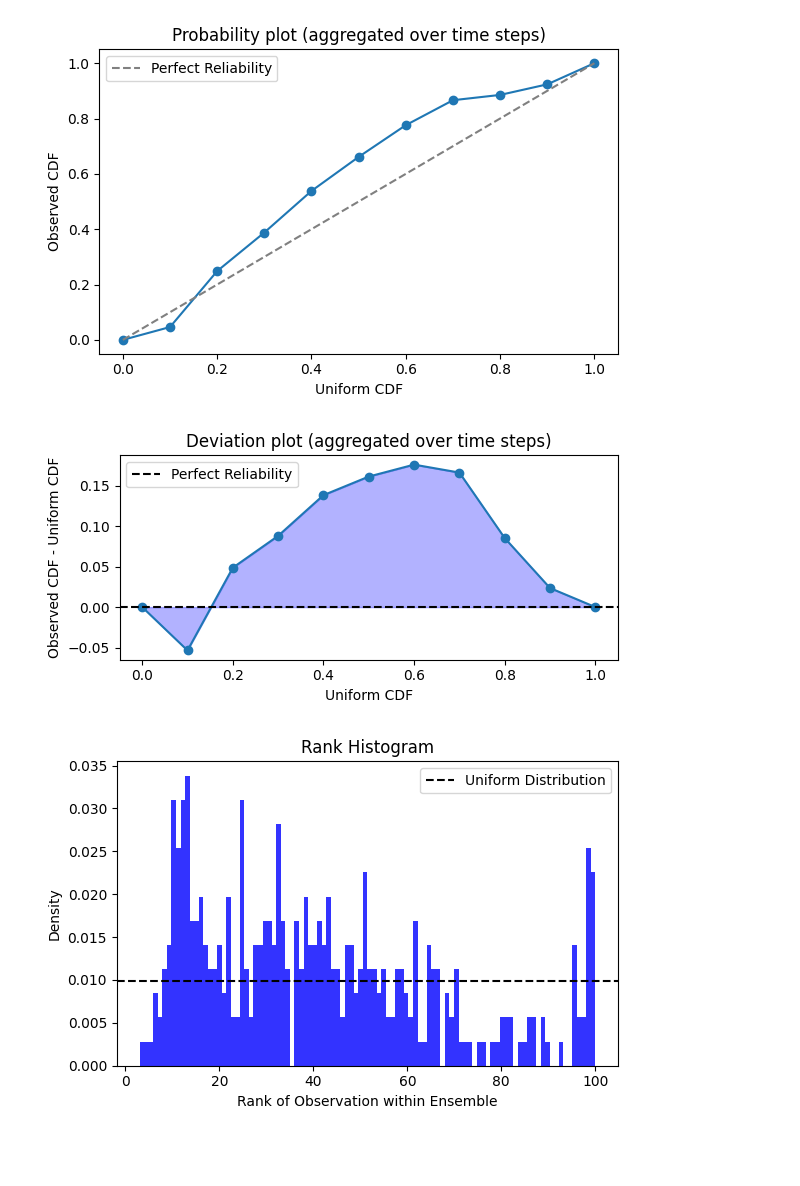
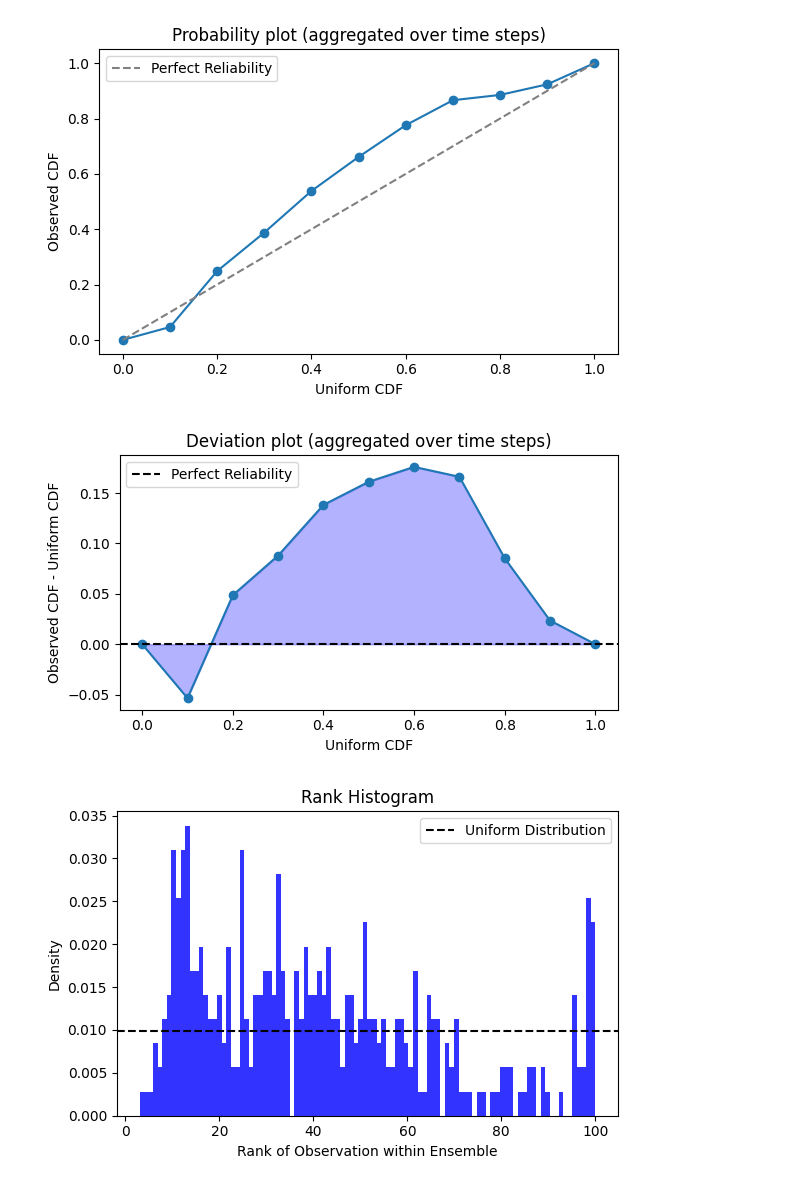
Before and after one commit to snpoudel/ensemble-forecast-verification, a Jupyter notebook: forecast_verification.ipynb, the cells around one changed output. Saved outputs shown, nothing was run; the diff lists cells and outputs as text; code cells hidden in the pictures; blank space fills up the shorter version.

```diff
--- a/forecast_verification.ipynb
+++ b/forecast_verification.ipynb
@@ -124,18 +126,19 @@ plt.show()
 [figure]
 # %%
 # b) Deviation plot: plot deviation of observed CDF from uniform CDF
-plt.figure(figsize=(6, 3))
+plt.figure(figsize=(6, 3.5))
 plt.plot(unif_cdf, obs_cdf - unif_cdf, marker='o')
 plt.axhline(0, color='k', linestyle='--', label='Perfect Reliability')
 plt.fill_between(unif_cdf, obs_cdf - unif_cdf, color = 'blue', alpha=0.3)
 plt.xlabel('Uniform CDF')
 plt.ylabel('Observed CDF - Uniform CDF')
 plt.title('Deviation plot (aggregated over time steps)')
 plt.legend()
 plt.tight_layout()
+plt.savefig('figure/deviation_plot.png', dpi=300)
 plt.show()
 # %% [output]
-[figure, old version]
+[figure, new version]
 # %%
 # c) Rank histogram: plot histogram of rank of observation within ensemble
 M = len(ens_col) # number of ensemble members
```
Also changed, not shown: parts of 3 cells of this notebook, 1 other file.
